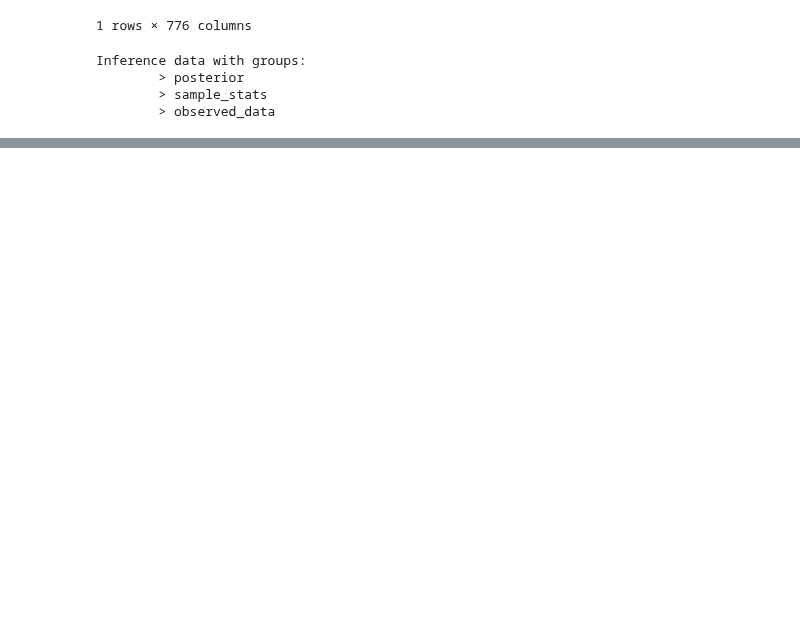
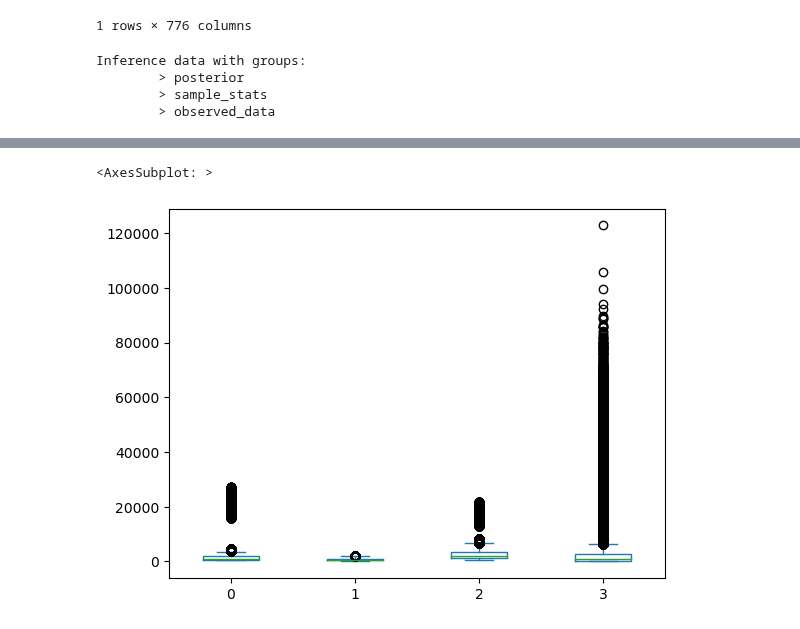
Before and after one commit to rkmalaiya/stochastic_cognitive_dynamics, a Jupyter notebook: examples/diffusion_mental_rotation.ipynb, the cells around one changed output, grey strips where cells are left out. Cells and saved outputs as stored; diff of their text form; code cells hidden in the pictures; blank space fills up the shorter version.

```diff
--- a/examples/diffusion_mental_rotation.ipynb
+++ b/examples/diffusion_mental_rotation.ipynb
@@ -82,2 +99,5 @@ a_c_ch
 # %%
-a_c_ch.fillna(0).plot(kind="density")
+a_c_ch.fillna(0).plot(kind="box")
+# %% [output]
+<AxesSubplot: >
+[figure, added]
```
Also changed, not shown: parts of 10 cells of this notebook, 11 other files.
